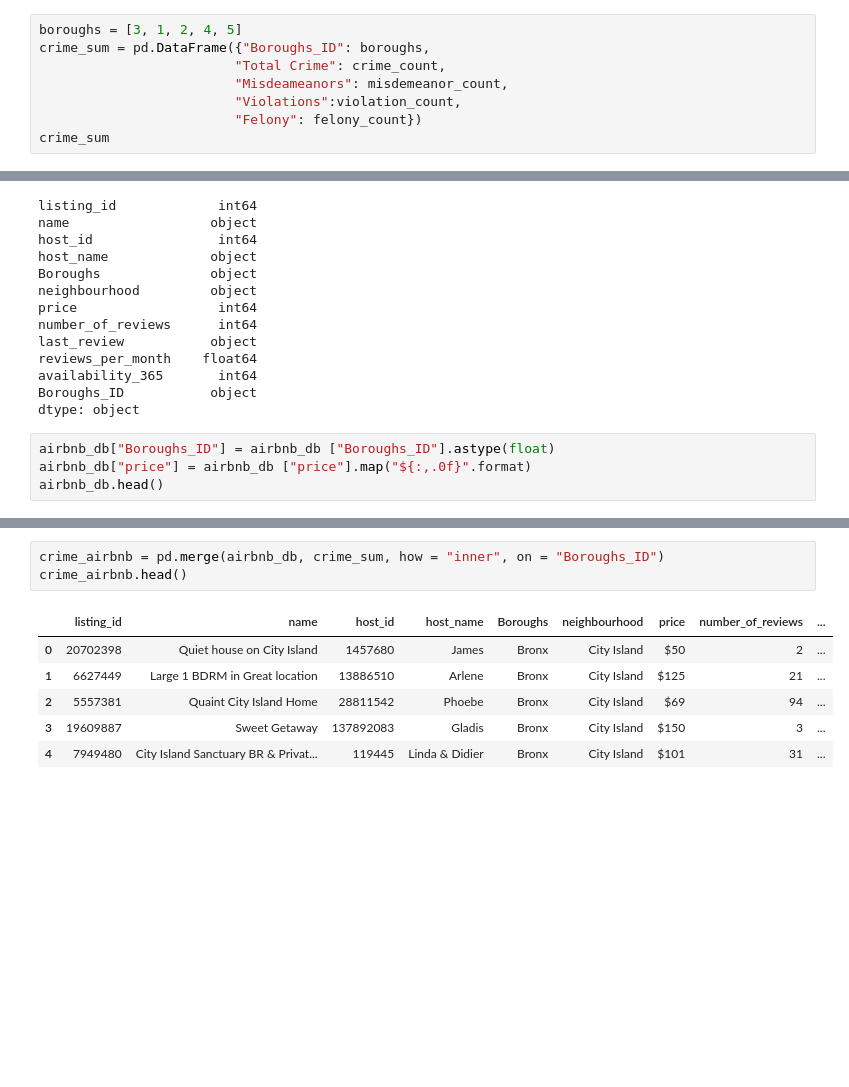
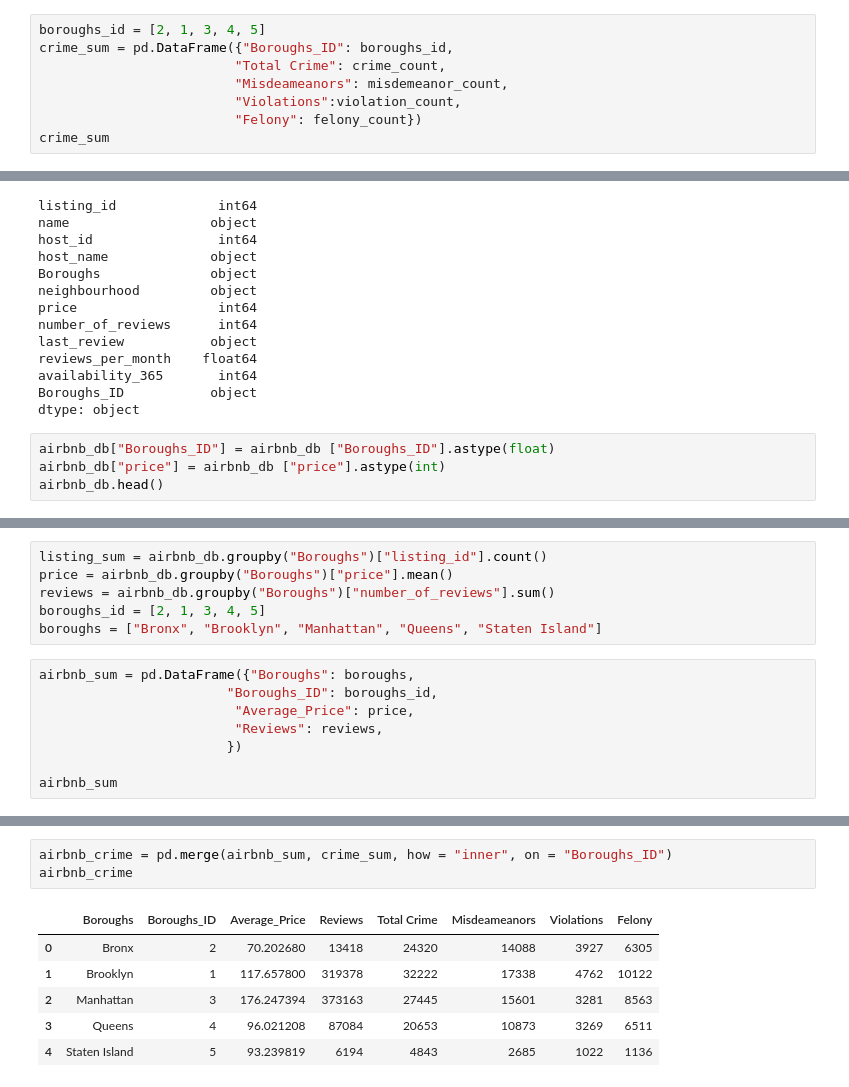
Before and after one commit to jxl696/ETL-Project, a Jupyter notebook: Crime_DB.ipynb, the cells around one changed output, grey strips where cells are left out. Drawn from its saved outputs; the diff is of its cells as text; blank space fills up the shorter version.

```diff
--- a/Crime_DB.ipynb
+++ b/Crime_DB.ipynb
@@ -52,8 +52,8 @@ felony = db.loc[db["Crime_Category"]=="FELONY"]
 felony_count = felony.groupby("Boroughs")["Crime_Category"].count()
 felony_count
 # %%
-boroughs = [3, 1, 2, 4, 5]
-crime_sum = pd.DataFrame({"Boroughs_ID": boroughs,
+boroughs_id = [2, 1, 3, 4, 5]
+crime_sum = pd.DataFrame({"Boroughs_ID": boroughs_id,
                          "Total Crime": crime_count,
                          "Misdeameanors": misdemeanor_count,
                          "Violations":violation_count,
@@ -119,7 +117,7 @@ Boroughs_ID           object
 dtype: object
 # %%
 airbnb_db["Boroughs_ID"] = airbnb_db ["Boroughs_ID"].astype(float)
-airbnb_db["price"] = airbnb_db ["price"].map("${:,.0f}".format)
+airbnb_db["price"] = airbnb_db ["price"].astype(int)
 airbnb_db.head()
 # %% [output]
 |  | listing_id | name | host_id | host_name | Boroughs | neighbourhood | price | number_of_reviews | ... |
@@ -130,0 +129,14 @@ airbnb_db.head()
+# %%
+listing_sum = airbnb_db.groupby("Boroughs")["listing_id"].count()
+price = airbnb_db.groupby("Boroughs")["price"].mean()
+reviews = airbnb_db.groupby("Boroughs")["number_of_reviews"].sum()
+boroughs_id = [2, 1, 3, 4, 5]
+boroughs = ["Bronx", "Brooklyn", "Manhattan", "Queens", "Staten Island"]
+# %%
+airbnb_sum = pd.DataFrame({"Boroughs": boroughs,
+                        "Boroughs_ID": boroughs_id,
+                         "Average_Price": price,
+                         "Reviews": reviews,
+                        })
+
+airbnb_sum
@@ -131,10 +151,10 @@ airbnb_db.head()
 # %%
-crime_airbnb = pd.merge(airbnb_db, crime_sum, how = "inner", on = "Boroughs_ID")
-crime_airbnb.head()
+airbnb_crime = pd.merge(airbnb_sum, crime_sum, how = "inner", on = "Boroughs_ID")
+airbnb_crime
 # %% [output]
-|  | listing_id | name | host_id | host_name | Boroughs | neighbourhood | price | number_of_reviews | ... |
-| 0 | 20702398 | Quiet house on City Island | 1457680 | James | Bronx | City Island | $50 | 2 | ... |
-| 1 | 6627449 | Large 1 BDRM in Great location | 13886510 | Arlene | Bronx | City Island | $125 | 21 | ... |
-| 2 | 5557381 | Quaint City Island Home | 28811542 | Phoebe | Bronx | City Island | $69 | 94 | ... |
-| 3 | 19609887 | Sweet Getaway | 137892083 | Gladis | Bronx | City Island | $150 | 3 | ... |
-| 4 | 7949480 | City Island Sanctuary BR & Privat... | 119445 | Linda & Didier | Bronx | City Island | $101 | 31 | ... |
+|  | Boroughs | Boroughs_ID | Average_Price | Reviews | Total Crime | Misdeameanors | Violations | Felony |
+| 0 | Bronx | 2 | 70.202680 | 13418 | 24320 | 14088 | 3927 | 6305 |
+| 1 | Brooklyn | 1 | 117.657800 | 319378 | 32222 | 17338 | 4762 | 10122 |
+| 2 | Manhattan | 3 | 176.247394 | 373163 | 27445 | 15601 | 3281 | 8563 |
+| 3 | Queens | 4 | 96.021208 | 87084 | 20653 | 10873 | 3269 | 6511 |
+| 4 | Staten Island | 5 | 93.239819 | 6194 | 4843 | 2685 | 1022 | 1136 |
```
Also changed, not shown: parts of 5 cells of this notebook.
